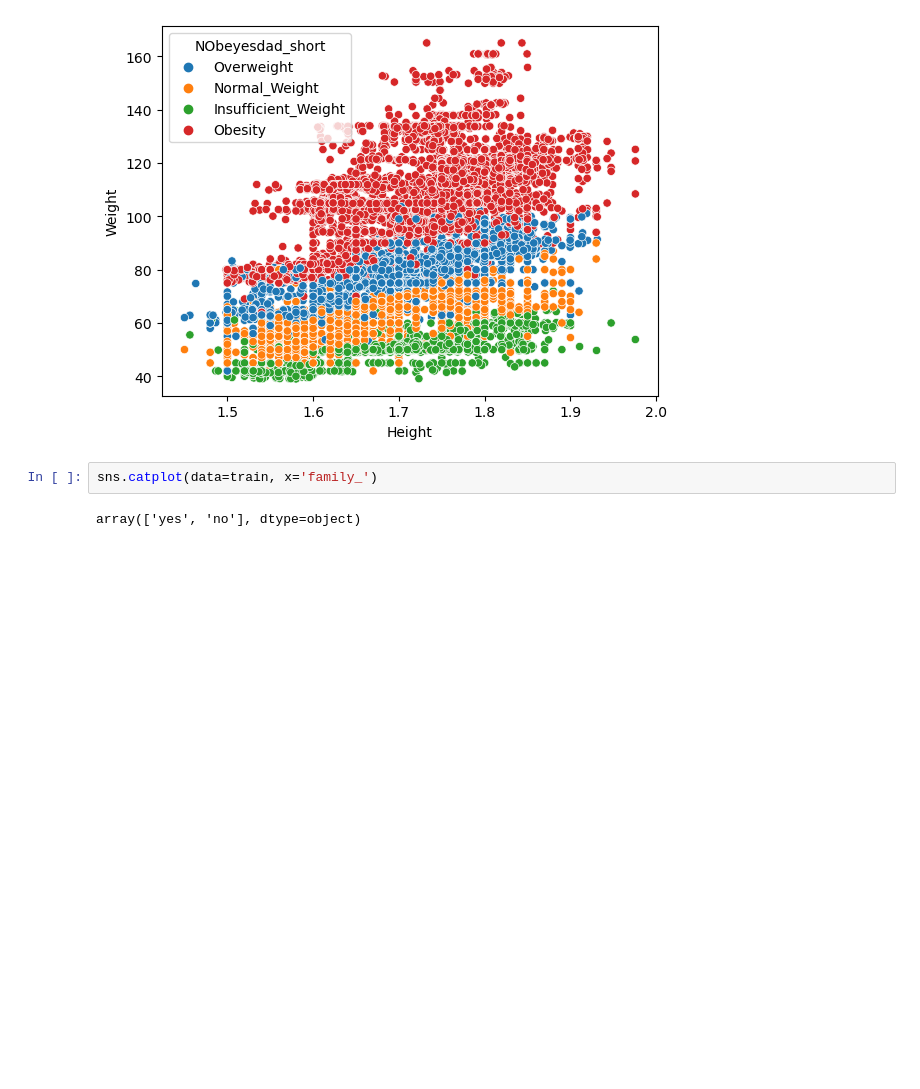
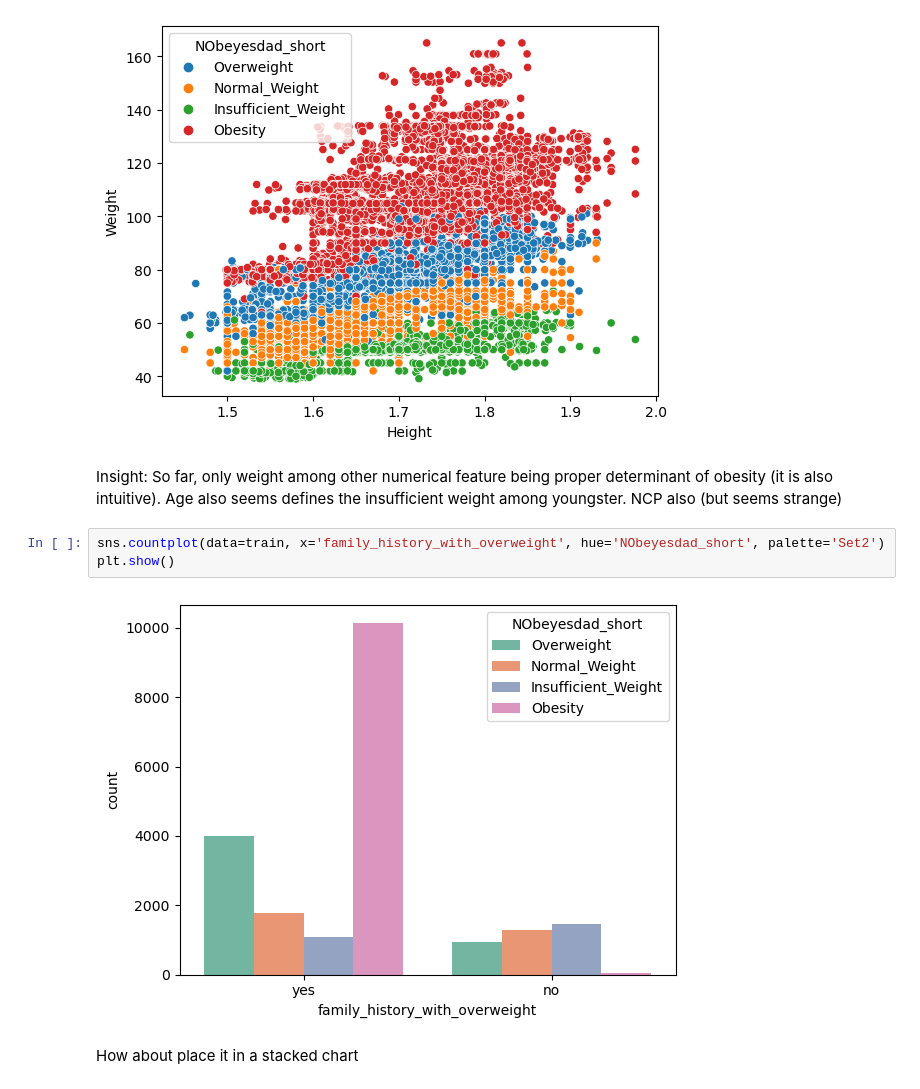
Before and after one commit to Lazuardis/Kaggle-Competition-to-Exercise, a Jupyter notebook: Multi-Class Prediction Obesity Risk/submission.ipynb, the cells around one changed output. Cells and saved outputs as stored; diff of their text form; blank space fills up the shorter version.

```diff
--- a/Multi-Class Prediction Obesity Risk/submission.ipynb
+++ b/Multi-Class Prediction Obesity Risk/submission.ipynb
@@ -358,7 +419,12 @@ sns.scatterplot(data=train, x='Height', y='Weight', hue='NObeyesdad_short')
 plt.show()
 # %% [output]
 [figure]
-# %%
-sns.catplot(data=train, x='family_')
-# %% [output]
-array(['yes', 'no'], dtype=object)
+# %% [markdown]
+Insight: So far, only weight among other numerical feature being proper determinant of obesity (it is also intuitive). Age also seems defines the insufficient weight among youngster. NCP also (but seems strange)
+# %%
+sns.countplot(data=train, x='family_history_with_overweight', hue='NObeyesdad_short', palette='Set2')
+plt.show()
+# %% [output]
+[figure, added]
+# %% [markdown]
+How about place it in a stacked chart
```
Also changed, not shown: parts of 56 cells of this notebook.
